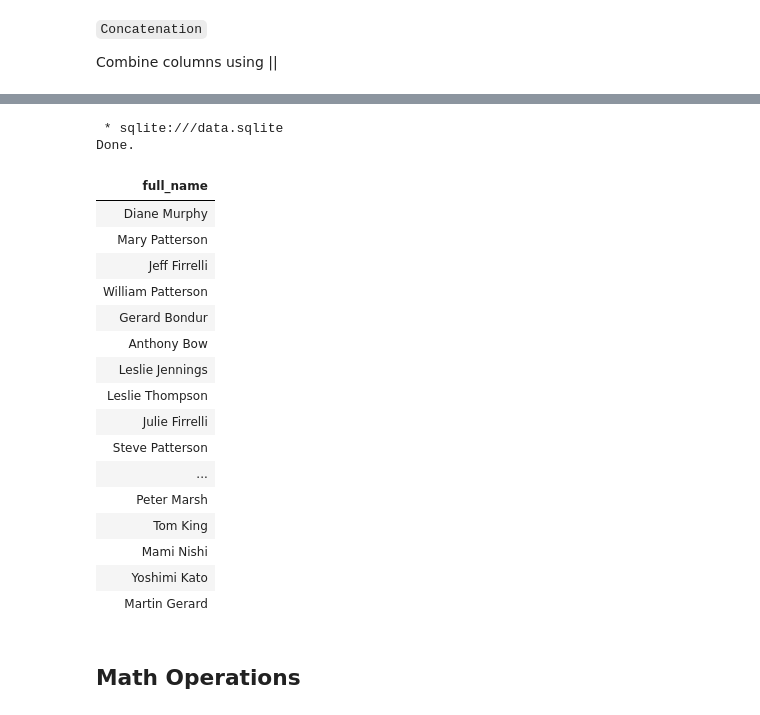
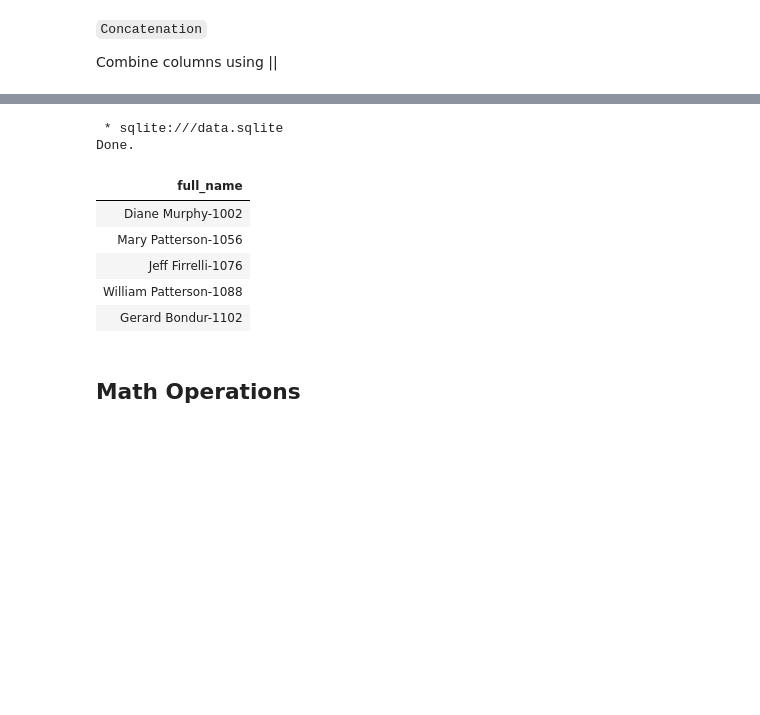
Before and after one commit to karusamuel/intro_to_sql, a Jupyter notebook: index.ipynb, the cells around one changed output, grey strips where cells are left out. Drawn from its saved outputs; the diff is of its cells as text; code cells hidden in the pictures; blank space fills up the shorter version.

```diff
--- a/index.ipynb
+++ b/index.ipynb
@@ -551,27 +560,16 @@ Combine columns using ||
 # %%
 %%sql
-SELECT firstName || " " || lastName AS full_name
-FROM employees;
+SELECT firstName || " " || lastName ||"-"||employeeNumber AS full_name
+FROM employees LIMIT 5;
 # %% [output]
  * sqlite:///data.sqlite
 Done.
 | full_name |
-| Diane Murphy |
-| Mary Patterson |
-| Jeff Firrelli |
-| William Patterson |
-| Gerard Bondur |
-| Anthony Bow |
-| Leslie Jennings |
-| Leslie Thompson |
-| Julie Firrelli |
-| Steve Patterson |
-| ... |
-| Peter Marsh |
-| Tom King |
-| Mami Nishi |
-| Yoshimi Kato |
-| Martin Gerard |
+| Diane Murphy-1002 |
+| Mary Patterson-1056 |
+| Jeff Firrelli-1076 |
+| William Patterson-1088 |
+| Gerard Bondur-1102 |
 # %% [markdown]
 ## Math Operations
 # %%
```
Also changed, not shown: parts of 12 cells of this notebook.
